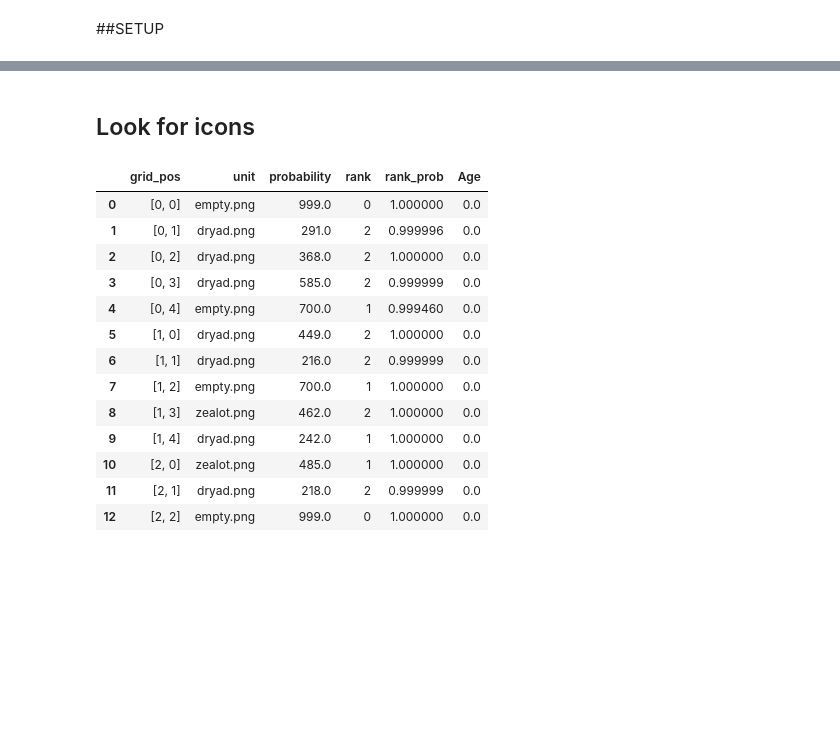
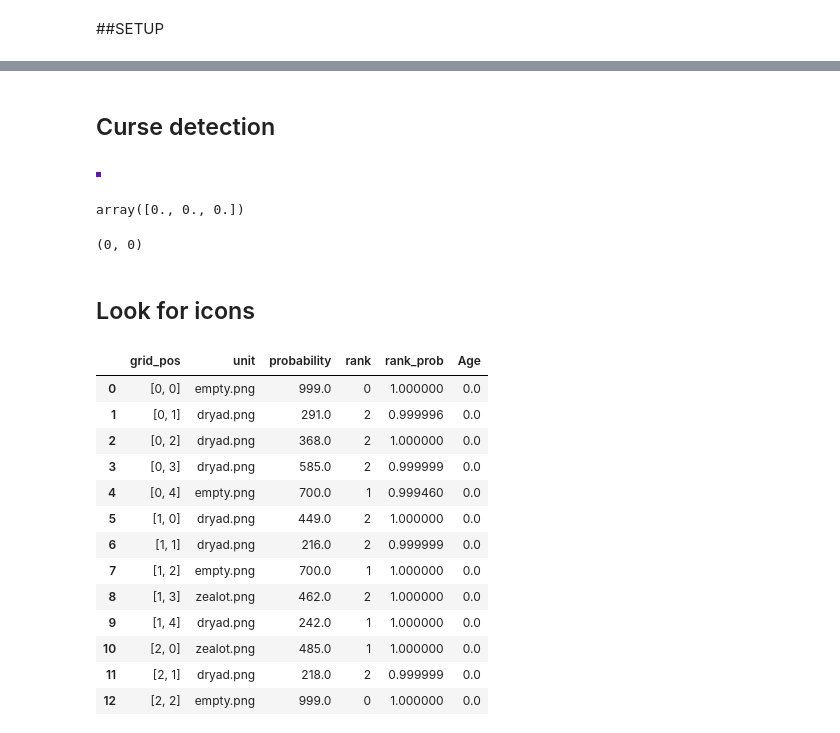
Before and after one commit to AxelBjork/Rush-Royale-Bot, a Jupyter notebook: recognize.ipynb, the cells around one changed output, grey strips where cells are left out. Saved outputs shown, nothing was run; the diff lists cells and outputs as text; code cells hidden in the pictures; blank space fills up the shorter version.

```diff
--- a/recognize.ipynb
+++ b/recognize.ipynb
@@ -32,3 +35,15 @@ bot = bot_core.Bot()
 # %%
 # Check if alive
 bot.client.control.text("test")
+# %% [markdown]
+## Curse detection
+# %%
+filename = 'curse_unit.png'
+img_rgb = cv2.imread(filename)
+# Take 5x5 pixels from each corner
+img_rgb = img_rgb[y:y + 5, x:x + 5]
+cv2.imwrite(name, img_rgb)
+img_rgb = cv2.cvtColor(img_rgb, cv2.COLOR_BGR2RGB)
+display(Image.fromarray(img_rgb))
+# %% [output]
+[figure, added]
@@ -35,3 +80,11 @@ bot.client.control.text("test")
+# %%
+np.zeros(3)
+# %% [output]
+array([0., 0., 0.])
+# %%
+next(zip(x_val,y_val))
+# %% [output]
+(0, 0)
 # %% [markdown]
 ## Look for icons
 # %%
```
Also changed, not shown: parts of 2 cells of this notebook, 10 other files.
